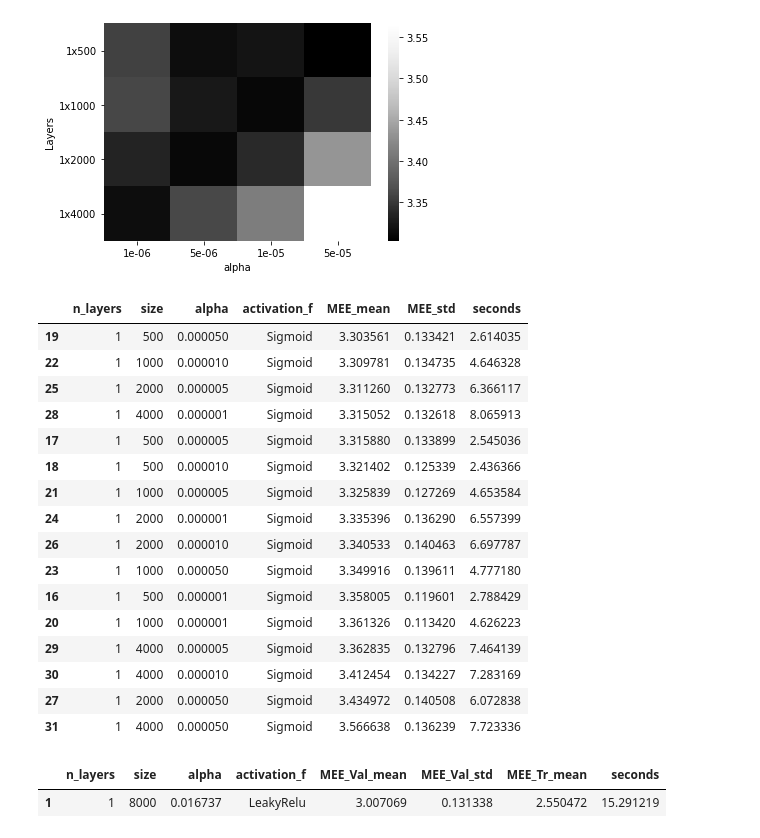
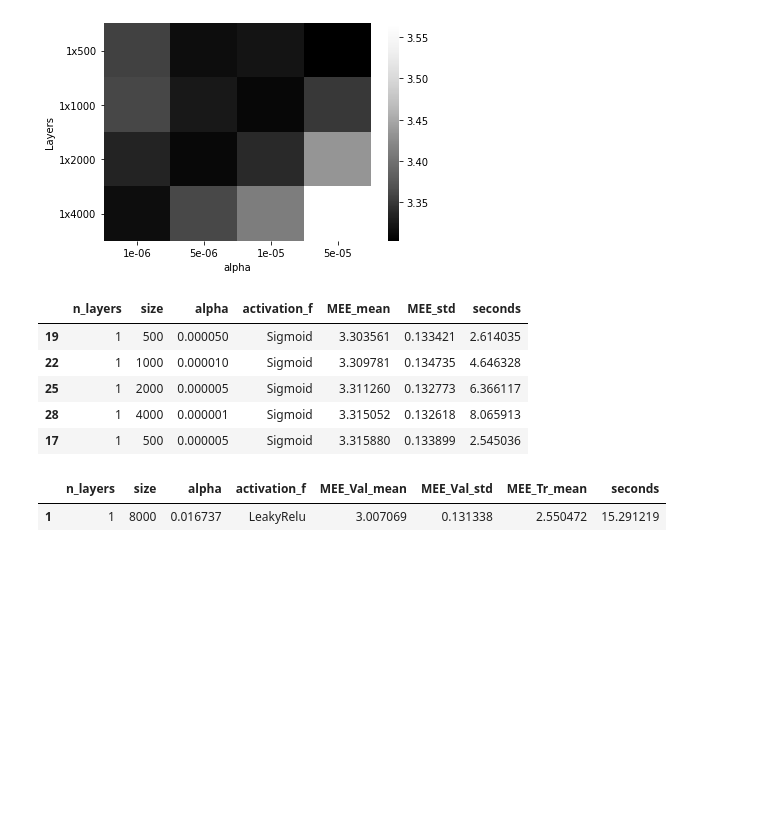
Before and after one commit to FeLusiani/ML_Project, a Jupyter notebook: MLCode/ExtremeLearning.ipynb, the cells around one changed output. Saved outputs shown, nothing was run; the diff lists cells and outputs as text; code cells hidden in the pictures; blank space fills up the shorter version.

```diff
--- a/MLCode/ExtremeLearning.ipynb
+++ b/MLCode/ExtremeLearning.ipynb
@@ -92,25 +92,14 @@ ax.set_xlabel('alpha')
 Text(0.5, 15.0, 'alpha')
 [figure]
 # %%
-df2.sort_values(by=['MEE_mean'])
+df2.sort_values(by=['MEE_mean']).head()
 # %% [output]
 |  | n_layers | size | alpha | activation_f | MEE_mean | MEE_std | seconds |
 | 19 | 1 | 500 | 0.000050 | Sigmoid | 3.303561 | 0.133421 | 2.614035 |
 | 22 | 1 | 1000 | 0.000010 | Sigmoid | 3.309781 | 0.134735 | 4.646328 |
 | 25 | 1 | 2000 | 0.000005 | Sigmoid | 3.311260 | 0.132773 | 6.366117 |
 | 28 | 1 | 4000 | 0.000001 | Sigmoid | 3.315052 | 0.132618 | 8.065913 |
 | 17 | 1 | 500 | 0.000005 | Sigmoid | 3.315880 | 0.133899 | 2.545036 |
-| 18 | 1 | 500 | 0.000010 | Sigmoid | 3.321402 | 0.125339 | 2.436366 |
-| 21 | 1 | 1000 | 0.000005 | Sigmoid | 3.325839 | 0.127269 | 4.653584 |
-| 24 | 1 | 2000 | 0.000001 | Sigmoid | 3.335396 | 0.136290 | 6.557399 |
-| 26 | 1 | 2000 | 0.000010 | Sigmoid | 3.340533 | 0.140463 | 6.697787 |
-| 23 | 1 | 1000 | 0.000050 | Sigmoid | 3.349916 | 0.139611 | 4.777180 |
-| 16 | 1 | 500 | 0.000001 | Sigmoid | 3.358005 | 0.119601 | 2.788429 |
-| 20 | 1 | 1000 | 0.000001 | Sigmoid | 3.361326 | 0.113420 | 4.626223 |
-| 29 | 1 | 4000 | 0.000005 | Sigmoid | 3.362835 | 0.132796 | 7.464139 |
-| 30 | 1 | 4000 | 0.000010 | Sigmoid | 3.412454 | 0.134227 | 7.283169 |
-| 27 | 1 | 2000 | 0.000050 | Sigmoid | 3.434972 | 0.140508 | 6.072838 |
-| 31 | 1 | 4000 | 0.000050 | Sigmoid | 3.566638 | 0.136239 | 7.723336 |
 # %%
 df = load_shuffled_cup()
 X_dev, Y_dev = np_cup_TR(df, test=False)
```
